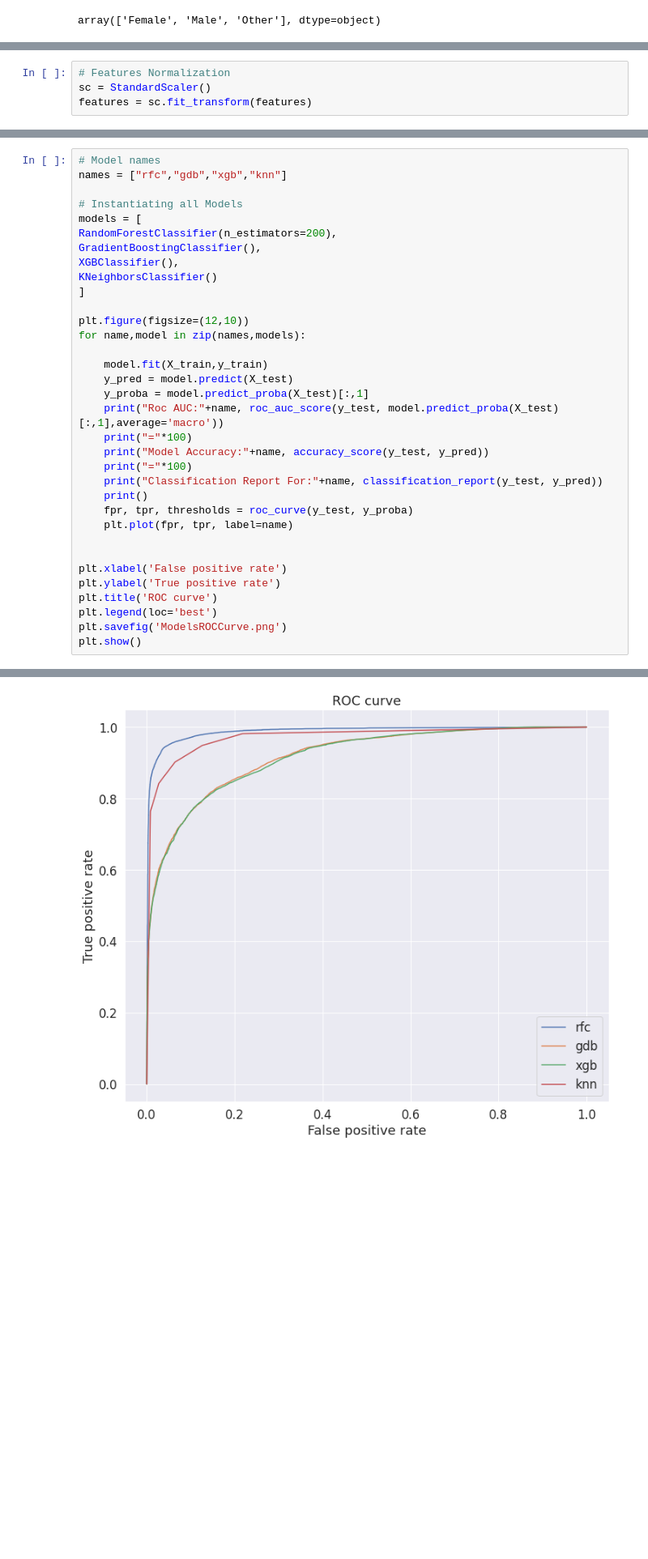
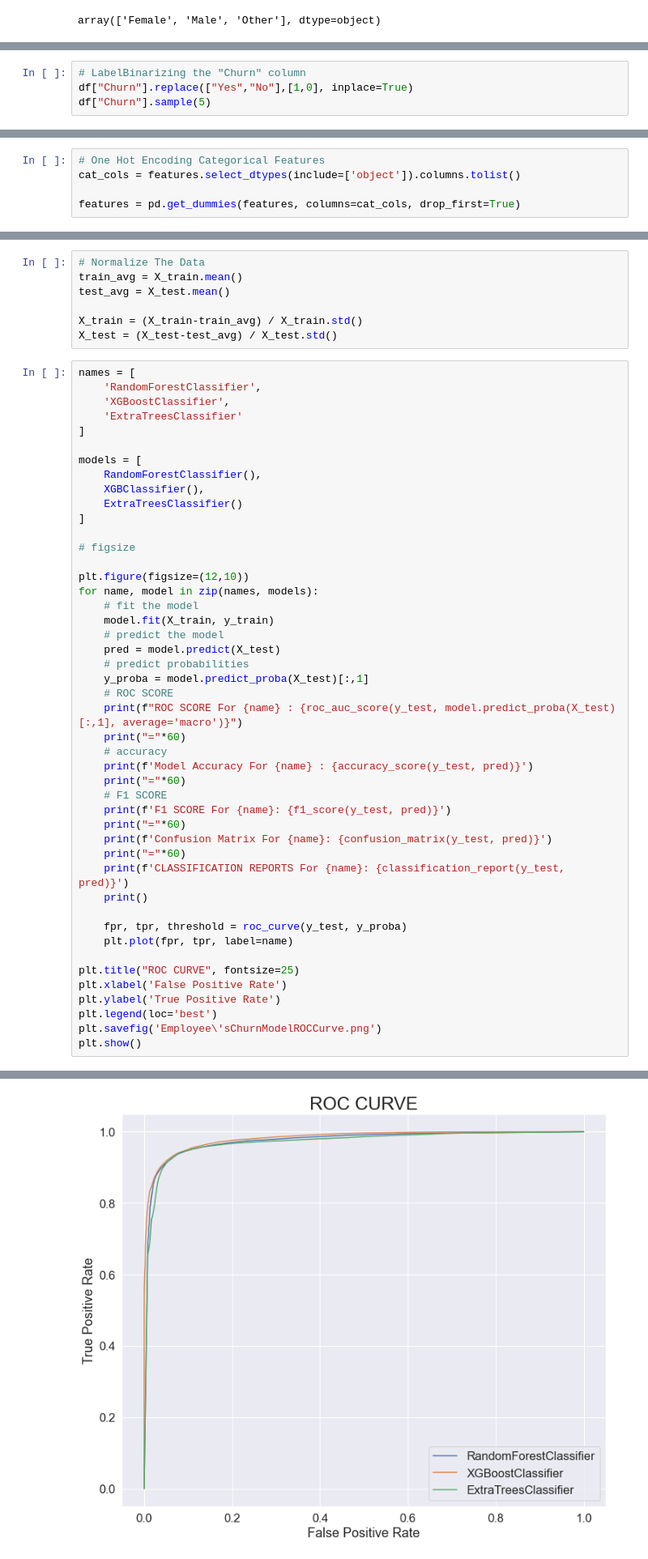
Before and after one commit to thatquams/Employee-churn-Prediction, a Jupyter notebook: HR_Project.ipynb, the cells around one changed output, grey strips where cells are left out. Shown at 81% size. Saved outputs shown, nothing was run; the diff lists cells and outputs as text; blank space fills up the shorter version.

Commit message:
Model Evaluation'

```diff
--- a/HR_Project.ipynb
+++ b/HR_Project.ipynb
@@ -703,0 +539,4 @@ df = pd.get_dummies(df, columns=cat_cols)
+# %%
+# LabelBinarizing the "Churn" column
+df["Churn"].replace(["Yes","No"],[1,0], inplace=True)
+df["Churn"].sample(5)
@@ -710,4 +553,0 @@ features = df.drop("Churn", axis=1).copy()
-# %%
-# Features Normalization
-sc = StandardScaler()
-features = sc.fit_transform(features)
@@ -715,0 +554,5 @@ features = sc.fit_transform(features)
+# %%
+# One Hot Encoding Categorical Features
+cat_cols = features.select_dtypes(include=['object']).columns.tolist()
+
+features = pd.get_dummies(features, columns=cat_cols, drop_first=True)
@@ -724,35 +575,54 @@ Model1 : **RANDOM FOREST CLASSIFIER**
+# %%
+# Normalize The Data
+train_avg = X_train.mean()
+test_avg = X_test.mean()
+
+X_train = (X_train-train_avg) / X_train.std()
+X_test = (X_test-test_avg) / X_test.std()
 # %%
-# Model names
-names = ["rfc","gdb","xgb","knn"]
-
-# Instantiating all Models
-models = [
-RandomForestClassifier(n_estimators=200),
-GradientBoostingClassifier(),
-XGBClassifier(),
-KNeighborsClassifier()
+names = [
+    'RandomForestClassifier',
+    'XGBoostClassifier',
+    'ExtraTreesClassifier'
 ]
 
+models = [
+    RandomForestClassifier(),
+    XGBClassifier(),
+    ExtraTreesClassifier()
+]
+
+# figsize
+
 plt.figure(figsize=(12,10))
-for name,model in zip(names,models):
+for name, model in zip(names, models):
+    # fit the model
+    model.fit(X_train, y_train)
+    # predict the model
+    pred = model.predict(X_test)
+    # predict probabilities
+    y_proba = model.predict_proba(X_test)[:,1]
+    # ROC SCORE
+    print(f"ROC SCORE For {name} : {roc_auc_score(y_test, model.predict_proba(X_test)[:,1], average='macro')}")
+    print("="*60)
+    # accuracy
+    print(f'Model Accuracy For {name} : {accuracy_score(y_test, pred)}')
+    print("="*60)
+    # F1 SCORE
+    print(f'F1 SCORE For {name}: {f1_score(y_test, pred)}')
+    print("="*60)
+    print(f'Confusion Matrix For {name}: {confusion_matrix(y_test, pred)}')
+    print("="*60)
+    print(f'CLASSIFICATION REPORTS For {name}: {classification_report(y_test, pred)}')
+    print()
 
-	model.fit(X_train,y_train)
-	y_pred = model.predict(X_test)
-	y_proba = model.predict_proba(X_test)[:,1]
-	print("Roc AUC:"+name, roc_auc_score(y_test, model.predict_proba(X_test)[:,1],average='macro'))
-	print("="*100)
-	print("Model Accuracy:"+name, accuracy_score(y_test, y_pred))
-	print("="*100)
-	print("Classification Report For:"+name, classification_report(y_test, y_pred))
-	print()
-	fpr, tpr, thresholds = roc_curve(y_test, y_proba)
-	plt.plot(fpr, tpr, label=name)
+    fpr, tpr, threshold = roc_curve(y_test, y_proba)
+    plt.plot(fpr, tpr, label=name)
 
-
-plt.xlabel('False positive rate')
-plt.ylabel('True positive rate')
-plt.title('ROC curve')
+plt.title("ROC CURVE", fontsize=25)
+plt.xlabel('False Positive Rate')
+plt.ylabel('True Positive Rate')
 plt.legend(loc='best')
-plt.savefig('ModelsROCCurve.png')
+plt.savefig('Employee\'sChurnModelROCCurve.png')
 plt.show()
 # %% [output]
@@ -776 +646 @@ weighted avg       0.92      0.92      0.92     87552
-[figure, old version]
+[figure, new version]
```
Also changed, not shown: parts of 113 cells of this notebook.
